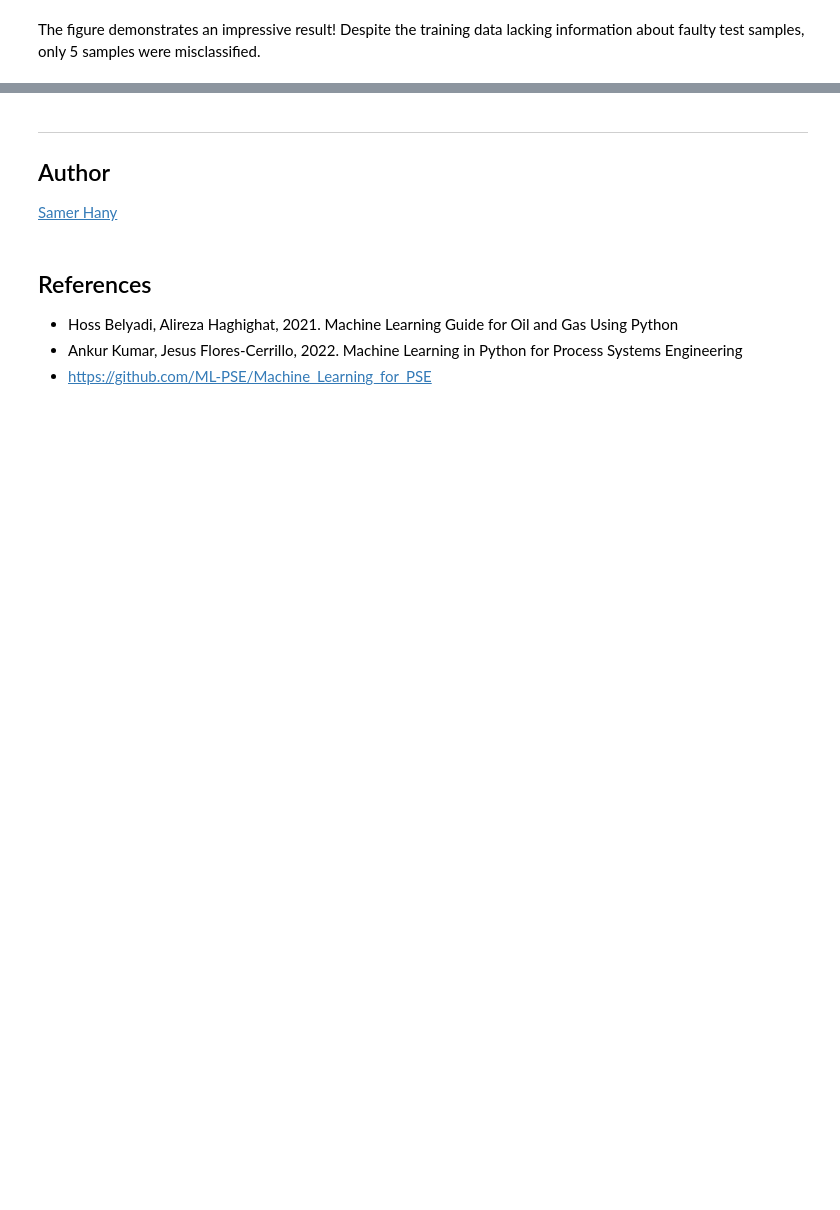
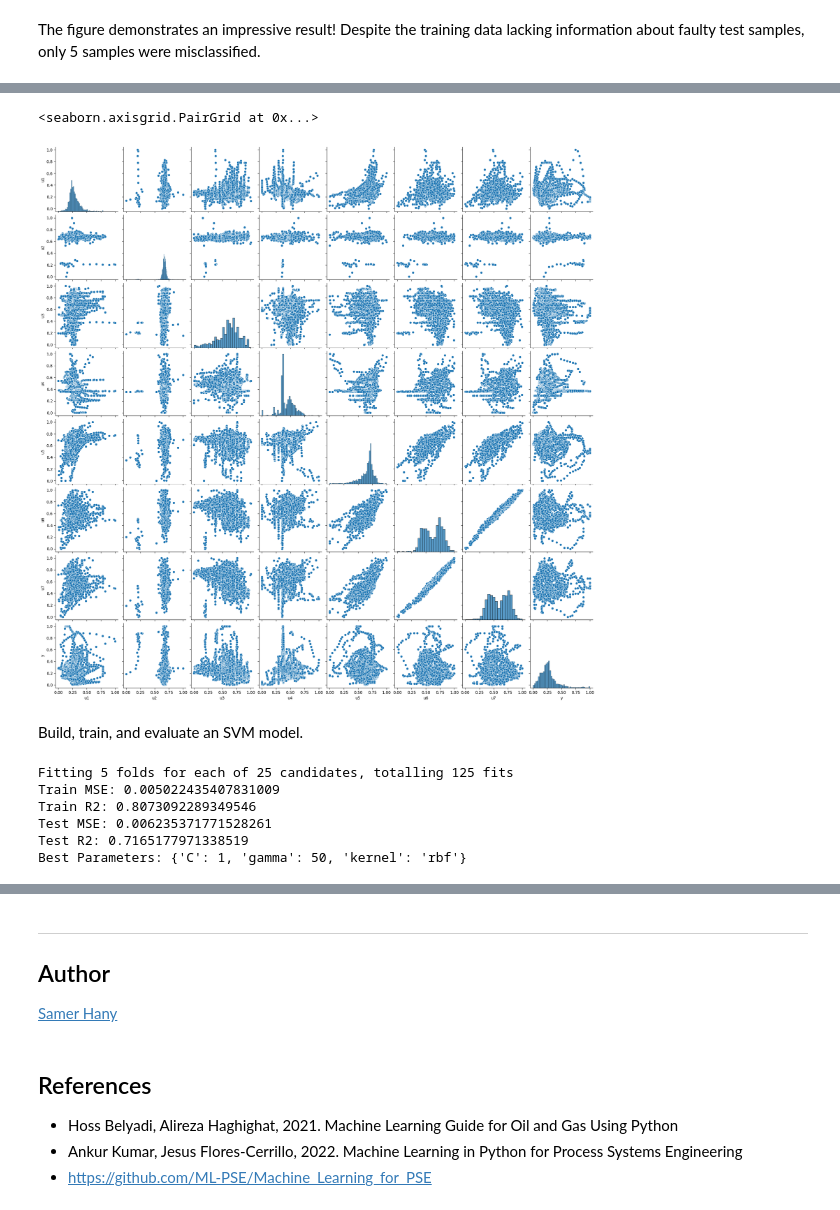
Before and after one commit to SamerHany/CHES307-Applications-of-Machine-Learning-in-Chemical-Engineering, a Jupyter notebook: Week 03 - Supervised Learning (1)/Tutorial 3 - Supervised Learning.ipynb, the cells around one changed output, grey strips where cells are left out. Cells and saved outputs as stored; diff of their text form; code cells hidden in the pictures; blank space fills up the shorter version.

```diff
--- a/Week 03 - Supervised Learning (1)/Tutorial 3 - Supervised Learning.ipynb
+++ b/Week 03 - Supervised Learning (1)/Tutorial 3 - Supervised Learning.ipynb
@@ -1028,0 +1212,54 @@ The figure demonstrates an impressive result! Despite the training data lacking
+# %%
+# pairplot
+sns.pairplot(data)
+# %% [output]
+<seaborn.axisgrid.PairGrid at 0x...>
+[figure, added]
+# %% [markdown]
+Build, train, and evaluate an SVM model.
+# %%
+# 1. import the necessary modules for the selected model
+from sklearn.svm import SVR
+from sklearn.model_selection import train_test_split, GridSearchCV
+from sklearn.metrics import mean_squared_error, r2_score
+
+# 2. create the model
+model = SVR()
+
+# 3. extract X & Y
+x = data.drop('y', axis=1)
+y = data['y']
+
+# 4. pre-process the data (if necessary)
+
+# 5. split the data into training and testing sets
+x_train, x_test, y_train, y_test = train_test_split(x, y, test_size=0.2, random_state=42)
+
+# 6. fit the model
+grid_params = {
+    'kernel': ['rbf'],
+    'C': [0.1, 1, 10, 50, 100],
+    'gamma': [0.1, 1, 10, 50, 100]
+}
+grid_search = GridSearchCV(estimator=model, param_grid=grid_params, cv=5, verbose=2, n_jobs=-1)
+grid_search.fit(x_train, y_train)
+
+# 7. make predictions
+y_pred_train = grid_search.predict(x_train)
+y_pred_test = grid_search.predict(x_test)
+
+# 8. evaluate the model
+print('Train MSE:', mean_squared_error(y_train, y_pred_train))
+print('Train R2:', r2_score(y_train, y_pred_train))
+print('Test MSE:', mean_squared_error(y_test, y_pred_test))
+print('Test R2:', r2_score(y_test, y_pred_test))
+
+# print the best parameters
+print('Best Parameters:', grid_search.best_params_)
+# %% [output]
+Fitting 5 folds for each of 25 candidates, totalling 125 fits
+Train MSE: 0.005022435407831009
+Train R2: 0.8073092289349546
+Test MSE: 0.006235371771528261
+Test R2: 0.7165177971338519
+Best Parameters: {'C': 1, 'gamma': 50, 'kernel': 'rbf'}
```
Also changed, not shown: parts of 30 cells of this notebook, 36 other files.
